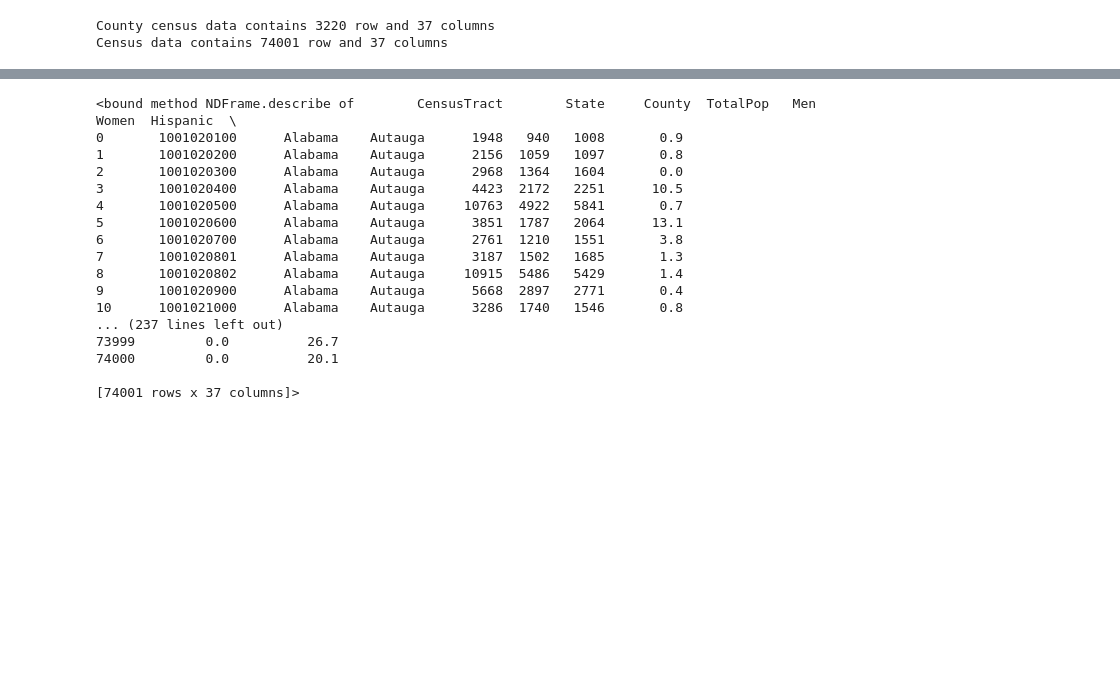
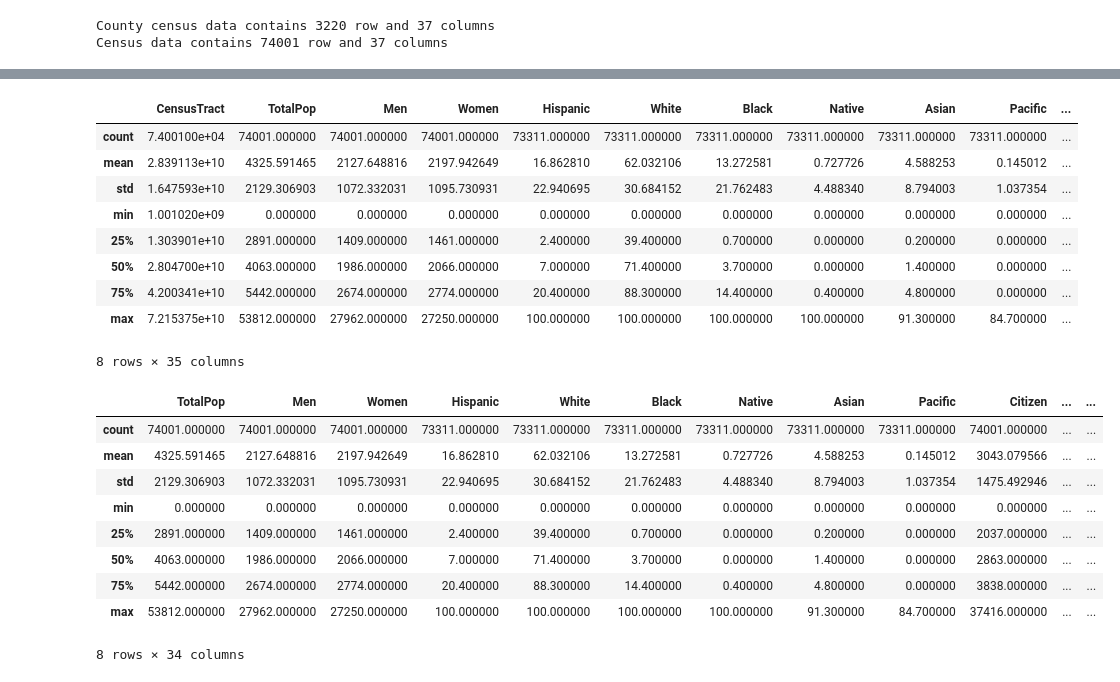
Before and after one commit to ArshadKhurshid/US-Census-Demographic, a Jupyter notebook: USCensusDemographic.ipynb, the cells around one changed output, grey strips where cells are left out. Cells and saved outputs as stored; diff of their text form; code cells hidden in the pictures; blank space fills up the shorter version.

```diff
--- a/USCensusDemographic.ipynb
+++ b/USCensusDemographic.ipynb
@@ -87,21 +103,29 @@ county_census_data.describe
 # %%
 # Describe columns tract_census_data
-census_data.describe
+census_data.describe()
 # %% [output]
+|  | CensusTract | TotalPop | Men | Women | Hispanic | White | Black | Native | Asian | Pacific | ... |
+| count | 7.400100e+04 | 74001.000000 | 74001.000000 | 74001.000000 | 73311.000000 | 73311.000000 | 73311.000000 | 73311.000000 | 73311.000000 | 73311.000000 | ... |
+| mean | 2.839113e+10 | 4325.591465 | 2127.648816 | 2197.942649 | 16.862810 | 62.032106 | 13.272581 | 0.727726 | 4.588253 | 0.145012 | ... |
+| std | 1.647593e+10 | 2129.306903 | 1072.332031 | 1095.730931 | 22.940695 | 30.684152 | 21.762483 | 4.488340 | 8.794003 | 1.037354 | ... |
+| min | 1.001020e+09 | 0.000000 | 0.000000 | 0.000000 | 0.000000 | 0.000000 | 0.000000 | 0.000000 | 0.000000 | 0.000000 | ... |
+| 25% | 1.303901e+10 | 2891.000000 | 1409.000000 | 1461.000000 | 2.400000 | 39.400000 | 0.700000 | 0.000000 | 0.200000 | 0.000000 | ... |
+| 50% | 2.804700e+10 | 4063.000000 | 1986.000000 | 2066.000000 | 7.000000 | 71.400000 | 3.700000 | 0.000000 | 1.400000 | 0.000000 | ... |
+| 75% | 4.200341e+10 | 5442.000000 | 2674.000000 | 2774.000000 | 20.400000 | 88.300000 | 14.400000 | 0.400000 | 4.800000 | 0.000000 | ... |
+| max | 7.215375e+10 | 53812.000000 | 27962.000000 | 27250.000000 | 100.000000 | 100.000000 | 100.000000 | 100.000000 | 91.300000 | 84.700000 | ... |
-<bound method NDFrame.describe of        CensusTract        State     County  TotalPop   Men  Women  Hispanic  \
-0       1001020100      Alabama    Autauga      1948   940   1008       0.9
-1       1001020200      Alabama    Autauga      2156  1059   1097       0.8
-2       1001020300      Alabama    Autauga      2968  1364   1604       0.0
-3       1001020400      Alabama    Autauga      4423  2172   2251      10.5
-4       1001020500      Alabama    Autauga     10763  4922   5841       0.7
-5       1001020600      Alabama    Autauga      3851  1787   2064      13.1
-6       1001020700      Alabama    Autauga      2761  1210   1551       3.8
-7       1001020801      Alabama    Autauga      3187  1502   1685       1.3
-8       1001020802      Alabama    Autauga     10915  5486   5429       1.4
-9       1001020900      Alabama    Autauga      5668  2897   2771       0.4
-10      1001021000      Alabama    Autauga      3286  1740   1546       0.8
-... (237 lines left out)
-73999         0.0          26.7
-74000         0.0          20.1
-
-[74001 rows x 37 columns]>
+8 rows × 35 columns
+# %%
+census_data.drop(columns=['CensusTract','State','County'],axis=1, inplace=True)
+# %%
+census_data.describe()
+# %% [output]
+|  | TotalPop | Men | Women | Hispanic | White | Black | Native | Asian | Pacific | Citizen | ... | ... |
+| count | 74001.000000 | 74001.000000 | 74001.000000 | 73311.000000 | 73311.000000 | 73311.000000 | 73311.000000 | 73311.000000 | 73311.000000 | 74001.000000 | ... | ... |
+| mean | 4325.591465 | 2127.648816 | 2197.942649 | 16.862810 | 62.032106 | 13.272581 | 0.727726 | 4.588253 | 0.145012 | 3043.079566 | ... | ... |
+| std | 2129.306903 | 1072.332031 | 1095.730931 | 22.940695 | 30.684152 | 21.762483 | 4.488340 | 8.794003 | 1.037354 | 1475.492946 | ... | ... |
+| min | 0.000000 | 0.000000 | 0.000000 | 0.000000 | 0.000000 | 0.000000 | 0.000000 | 0.000000 | 0.000000 | 0.000000 | ... | ... |
+| 25% | 2891.000000 | 1409.000000 | 1461.000000 | 2.400000 | 39.400000 | 0.700000 | 0.000000 | 0.200000 | 0.000000 | 2037.000000 | ... | ... |
+| 50% | 4063.000000 | 1986.000000 | 2066.000000 | 7.000000 | 71.400000 | 3.700000 | 0.000000 | 1.400000 | 0.000000 | 2863.000000 | ... | ... |
+| 75% | 5442.000000 | 2674.000000 | 2774.000000 | 20.400000 | 88.300000 | 14.400000 | 0.400000 | 4.800000 | 0.000000 | 3838.000000 | ... | ... |
+| max | 53812.000000 | 27962.000000 | 27250.000000 | 100.000000 | 100.000000 | 100.000000 | 100.000000 | 91.300000 | 84.700000 | 37416.000000 | ... | ... |
+8 rows × 34 columns
```
Also changed, not shown: parts of 6 cells of this notebook.
